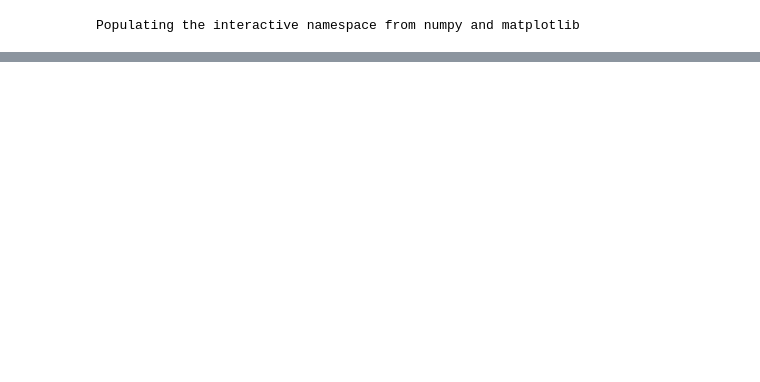
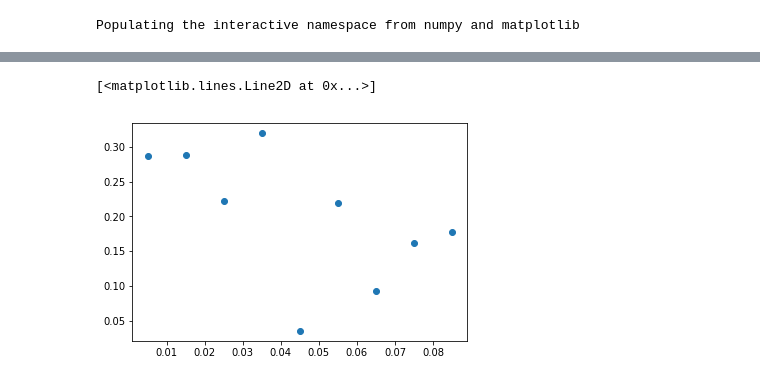
Before and after one commit to ornemarioni/metodos_numericos, a Jupyter notebook: euler2.ipynb, the cells around one changed output, grey strips where cells are left out. Cells and saved outputs as stored; diff of their text form; code cells hidden in the pictures; blank space fills up the shorter version.

```diff
--- a/euler2.ipynb
+++ b/euler2.ipynb
@@ -98,0 +106,16 @@ plt.plot(posf[:,0],posf[:,1],'o',color='r')
+# %%
+import energia_potencial as ep
+
+Ef = np.zeros(nit/10)
+
+k=0
+for i in np.arange(0,nit,10):
+    posf = np.loadtxt('posiciones'+str('%s'%i)+'.dat')
+    velf = np.loadtxt('velocidades'+str('%s'%i)+'.dat')
+
+    Uf = ep.epot(eps,posf[:,0],posf[:,1],posf[:,2],m)
+    Kf = 0.5*m*(velf[:,0]**2 + velf[:,1]**2 + velf[:,2]**2)
+
+    E = Kf - Uf
+    Ef[k] = np.sum(E)
+    k += 1
@@ -98,0 +138,6 @@ plt.plot(posf[:,0],posf[:,1],'o',color='r')
+# %%
+time = dt*np.arange(5,nit-5,10)
+plt.plot(time,dE,'o')
+# %% [output]
+[<matplotlib.lines.Line2D at 0x...>]
+[figure, added]
```
Also changed, not shown: parts of 8 cells of this notebook, 5 other files.
